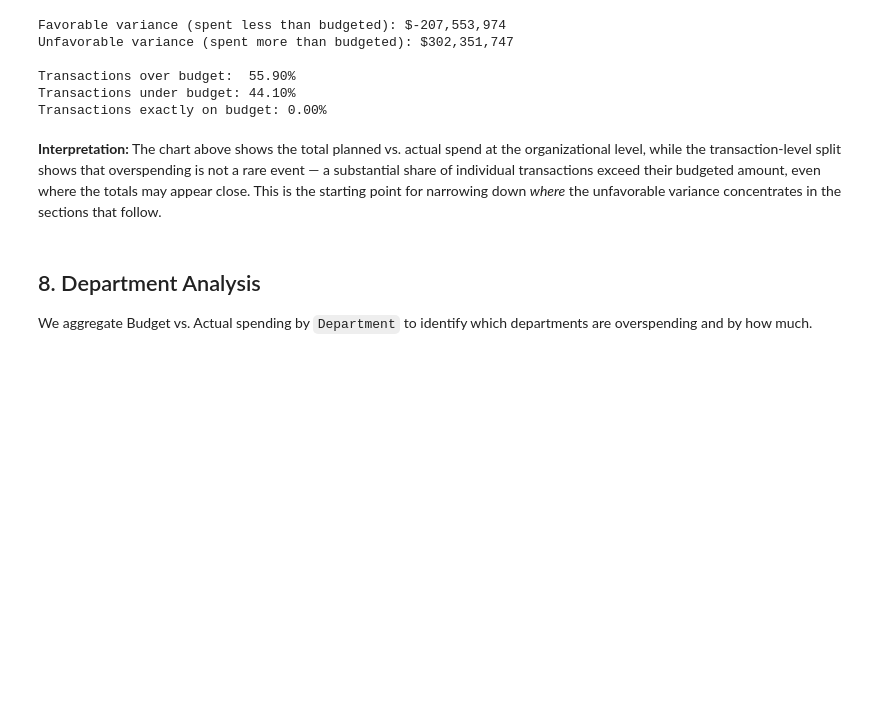
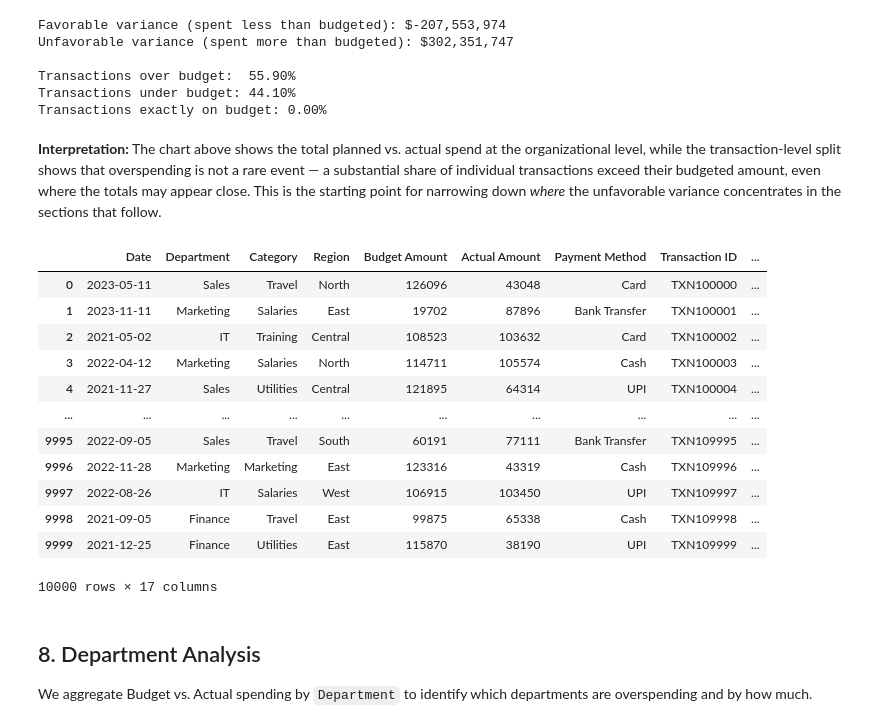
Before and after one commit to SreeshanthM62/FINANCIAL-BUDGET-EXPENSE-ANALYSIS, a Jupyter notebook: notebooks/Financial_Budget_Variance_Analysis.ipynb, the cells around one changed output. Cells and saved outputs as stored; diff of their text form; code cells hidden in the pictures; blank space fills up the shorter version.

```diff
--- a/notebooks/Financial_Budget_Variance_Analysis.ipynb
+++ b/notebooks/Financial_Budget_Variance_Analysis.ipynb
@@ -479,6 +479,22 @@ Transactions under budget: 44.10%
 Transactions exactly on budget: 0.00%
 # %% [markdown]
 **Interpretation:** The chart above shows the total planned vs. actual spend at the organizational level, while the transaction-level split shows that overspending is not a rare event — a substantial share of individual transactions exceed their budgeted amount, even where the totals may appear close. This is the starting point for narrowing down *where* the unfavorable variance concentrates in the sections that follow.
+# %%
+df
+# %% [output]
+|  | Date | Department | Category | Region | Budget Amount | Actual Amount | Payment Method | Transaction ID | ... |
+| 0 | 2023-05-11 | Sales | Travel | North | 126096 | 43048 | Card | TXN100000 | ... |
+| 1 | 2023-11-11 | Marketing | Salaries | East | 19702 | 87896 | Bank Transfer | TXN100001 | ... |
+| 2 | 2021-05-02 | IT | Training | Central | 108523 | 103632 | Card | TXN100002 | ... |
+| 3 | 2022-04-12 | Marketing | Salaries | North | 114711 | 105574 | Cash | TXN100003 | ... |
+| 4 | 2021-11-27 | Sales | Utilities | Central | 121895 | 64314 | UPI | TXN100004 | ... |
+| ... | ... | ... | ... | ... | ... | ... | ... | ... | ... |
+| 9995 | 2022-09-05 | Sales | Travel | South | 60191 | 77111 | Bank Transfer | TXN109995 | ... |
+| 9996 | 2022-11-28 | Marketing | Marketing | East | 123316 | 43319 | Cash | TXN109996 | ... |
+| 9997 | 2022-08-26 | IT | Salaries | West | 106915 | 103450 | UPI | TXN109997 | ... |
+| 9998 | 2021-09-05 | Finance | Travel | East | 99875 | 65338 | Cash | TXN109998 | ... |
+| 9999 | 2021-12-25 | Finance | Utilities | East | 115870 | 38190 | UPI | TXN109999 | ... |
+10000 rows × 17 columns
 # %% [markdown]
 ## 8. Department Analysis
 
```
Also changed, not shown: parts of 2 cells of this notebook, 1 other file.
